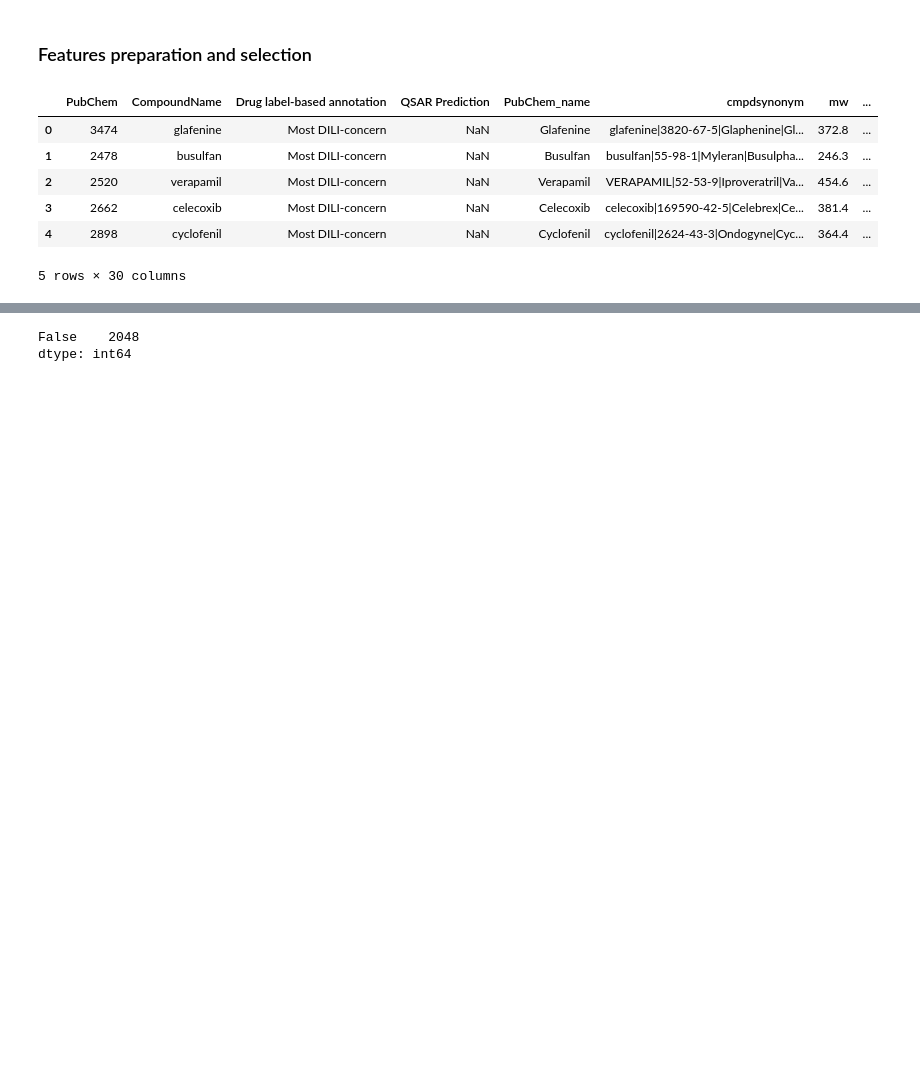
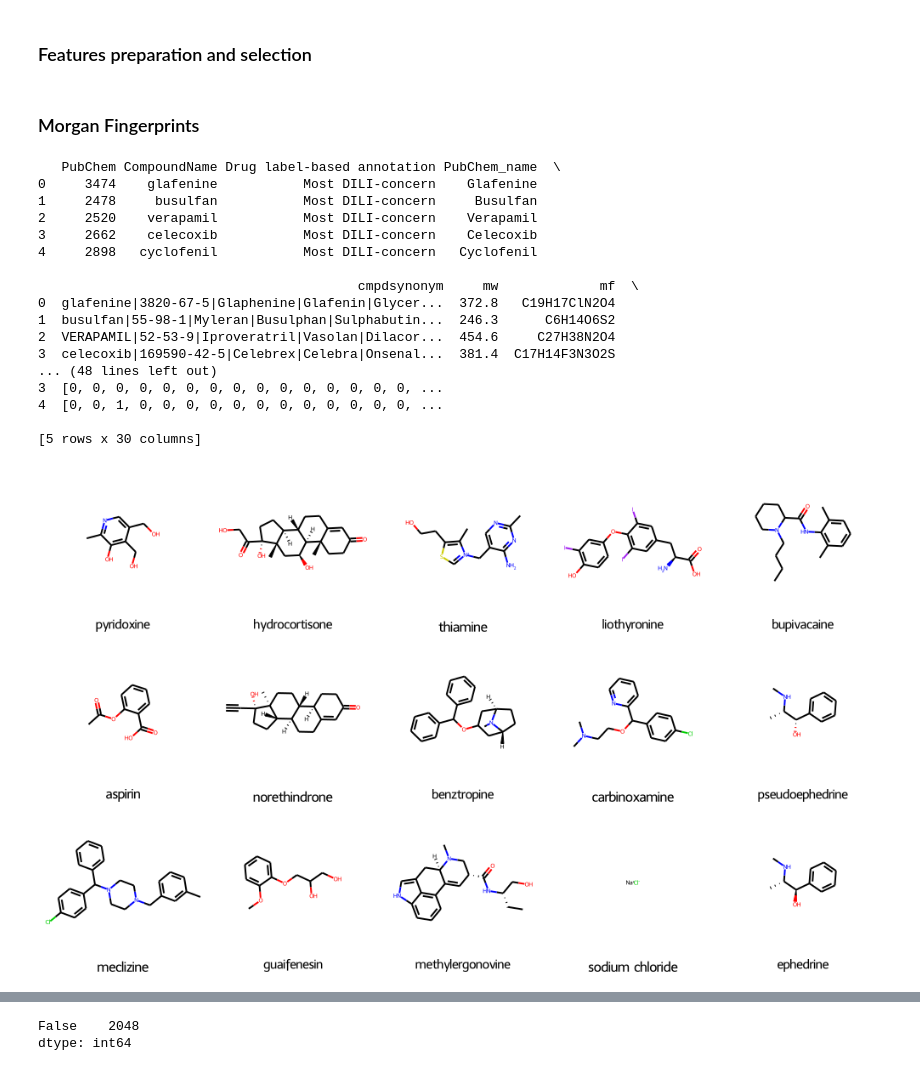
Before and after one commit to kuteykin/Liver-toxicity-predictor, a Jupyter notebook: DILI_predictor.ipynb, the cells around one changed output, grey strips where cells are left out. Drawn from its saved outputs; the diff is of its cells as text; code cells hidden in the pictures; blank space fills up the shorter version.

```diff
--- a/DILI_predictor.ipynb
+++ b/DILI_predictor.ipynb
@@ -330,2 +512,2 @@ chen.to_csv('Input/chen.csv', index=None)
 # %%
-df = pd.read_csv('Input/chen.csv')
+training_df = pd.read_csv('Input/chen.csv')
@@ -380 +555,3 @@ df.DILI_label.value_counts()
 Name: DILI_label, dtype: int64
+# %%
+training_df['PubChem_label']=training_df.PubChem.astype(str) + '_' + training_df.DILI_label.astype(str)
@@ -390,12 +566,29 @@ def fp_bit(smiles):
+# %% [markdown]
+### Morgan Fingerprints
 # %%
-df['Fingerprint'] = df.Smiles.map(fp_bit)
+training_df['Fingerprint'] = training_df.Smiles.map(fp_bit)
 # %%
-df.head()
+training_df.head()
 # %% [output]
-|  | PubChem | CompoundName | Drug label-based annotation | QSAR Prediction | PubChem_name | cmpdsynonym | mw | ... |
-| 0 | 3474 | glafenine | Most DILI-concern | NaN | Glafenine | glafenine|3820-67-5|Glaphenine|Gl... | 372.8 | ... |
-| 1 | 2478 | busulfan | Most DILI-concern | NaN | Busulfan | busulfan|55-98-1|Myleran|Busulpha... | 246.3 | ... |
-| 2 | 2520 | verapamil | Most DILI-concern | NaN | Verapamil | VERAPAMIL|52-53-9|Iproveratril|Va... | 454.6 | ... |
-| 3 | 2662 | celecoxib | Most DILI-concern | NaN | Celecoxib | celecoxib|169590-42-5|Celebrex|Ce... | 381.4 | ... |
-| 4 | 2898 | cyclofenil | Most DILI-concern | NaN | Cyclofenil | cyclofenil|2624-43-3|Ondogyne|Cyc... | 364.4 | ... |
-5 rows × 30 columns
+   PubChem CompoundName Drug label-based annotation PubChem_name  \
+0     3474    glafenine           Most DILI-concern    Glafenine
+1     2478     busulfan           Most DILI-concern     Busulfan
+2     2520    verapamil           Most DILI-concern    Verapamil
+3     2662    celecoxib           Most DILI-concern    Celecoxib
+4     2898   cyclofenil           Most DILI-concern   Cyclofenil
+
+                                         cmpdsynonym     mw             mf  \
+0  glafenine|3820-67-5|Glaphenine|Glafenin|Glycer...  372.8   C19H17ClN2O4
+1  busulfan|55-98-1|Myleran|Busulphan|Sulphabutin...  246.3      C6H14O6S2
+2  VERAPAMIL|52-53-9|Iproveratril|Vasolan|Dilacor...  454.6     C27H38N2O4
+3  celecoxib|169590-42-5|Celebrex|Celebra|Onsenal...  381.4  C17H14F3N3O2S
+... (48 lines left out)
+3  [0, 0, 0, 0, 0, 0, 0, 0, 0, 0, 0, 0, 0, 0, 0, ...
+4  [0, 0, 1, 0, 0, 0, 0, 0, 0, 0, 0, 0, 0, 0, 0, ...
+
+[5 rows x 30 columns]
+# %%
+Draw.MolsToGridImage(training_df.ROMol[110:125].to_list(), molsPerRow=5,
+                   legends=training_df.CompoundName[110:125].to_list())
+# %% [output]
+[figure, added]
```
Also changed, not shown: parts of 114 cells of this notebook.
